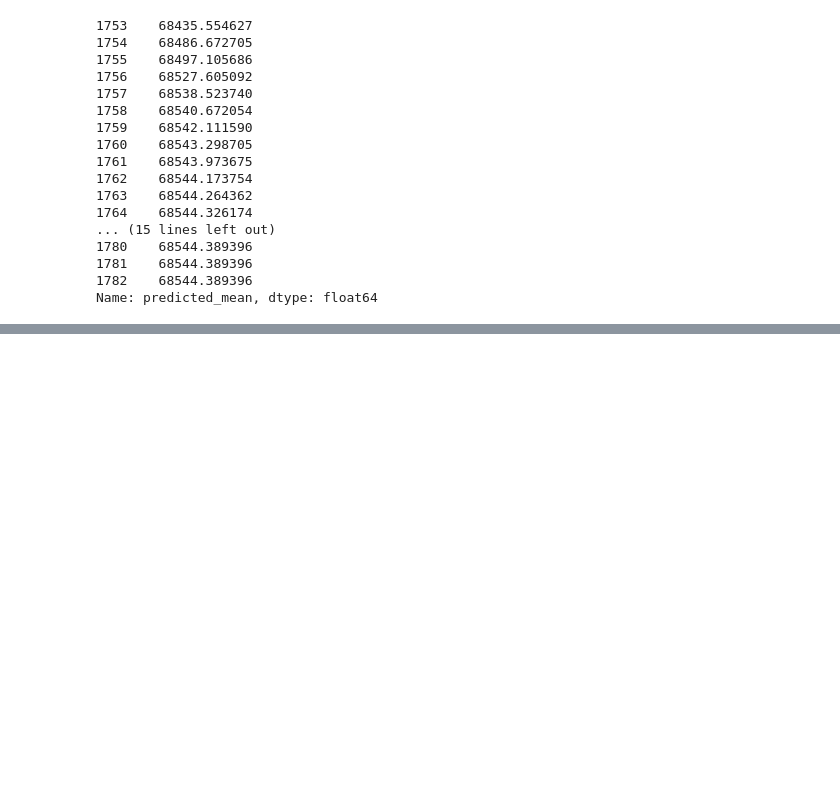
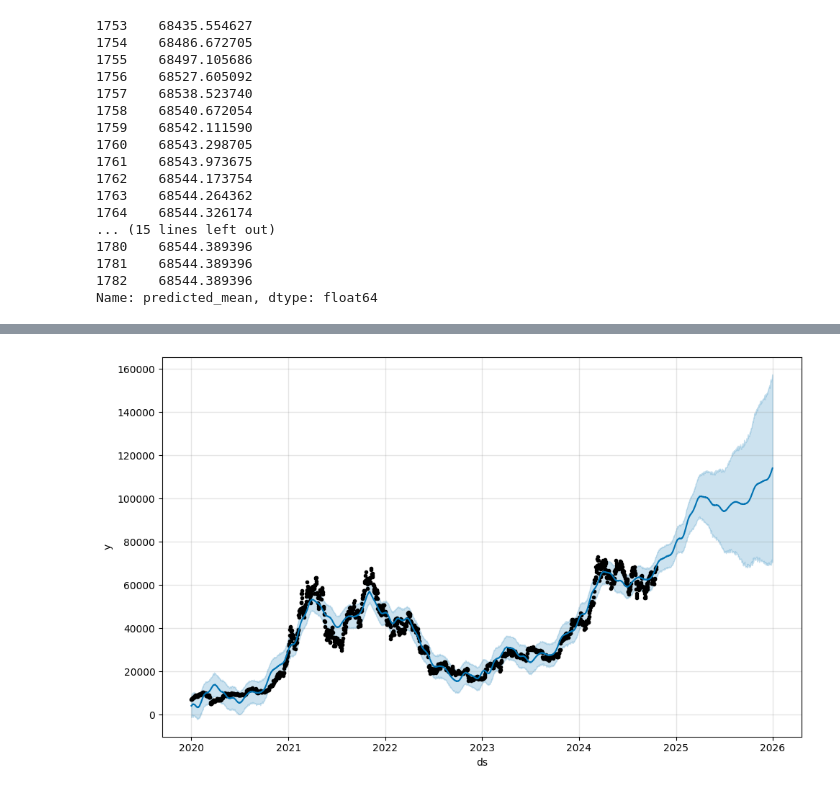
Before and after one commit to sravanthisabbidi/crypto-time-series-forecasting, a Jupyter notebook: notebooks/Crypto_Forecasting.ipynb, the cells around one changed output, grey strips where cells are left out. Saved outputs shown, nothing was run; the diff lists cells and outputs as text; code cells hidden in the pictures; blank space fills up the shorter version.

Commit message:
Completed model comparison and LSTM forecasting

```diff
--- a/notebooks/Crypto_Forecasting.ipynb
+++ b/notebooks/Crypto_Forecasting.ipynb
@@ -621,0 +630,7 @@ Name: predicted_mean, dtype: float64
+# %%
+from prophet import Prophet
+prophet_df = df[["Date", "Close"]].copy()
+
+prophet_df.columns = ["ds", "y"]
+
+prophet_df.head()
@@ -621,0 +644,12 @@ Name: predicted_mean, dtype: float64
+# %%
+# train-Test Split
+train_size = int(len(prophet_df) * 0.8)
+
+train = prophet_df[:train_size]
+
+test = prophet_df[train_size:]
+# %%
+# build Prophet Model
+model = Prophet()
+
+model.fit(train)
@@ -621,0 +660,9 @@ Name: predicted_mean, dtype: float64
+# %%
+# forecast
+future = model.make_future_dataframe(
+    periods=len(test)
+)
+
+forecast = model.predict(future)
+
+forecast.head()
@@ -621,0 +676,5 @@ Name: predicted_mean, dtype: float64
+# %%
+# forecast Visualisation
+fig = model.plot(forecast)
+# %% [output]
+[figure, added]
```
Also changed, not shown: parts of 28 cells of this notebook, 3 other files.
